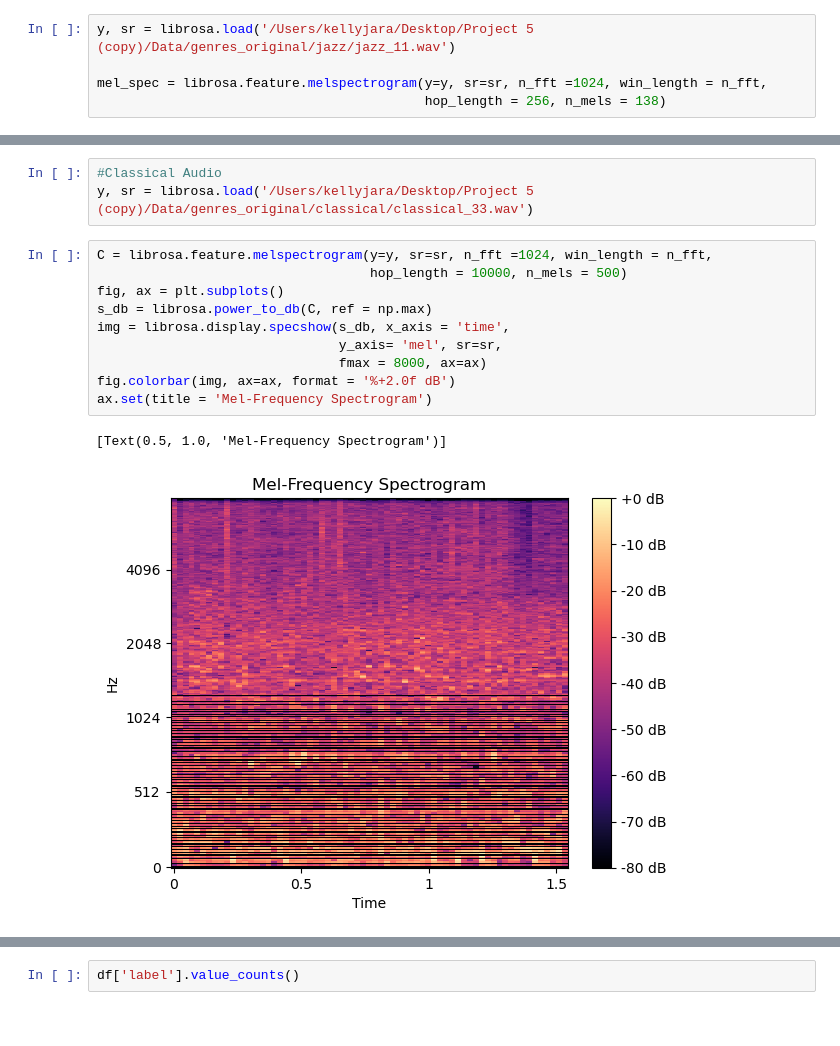
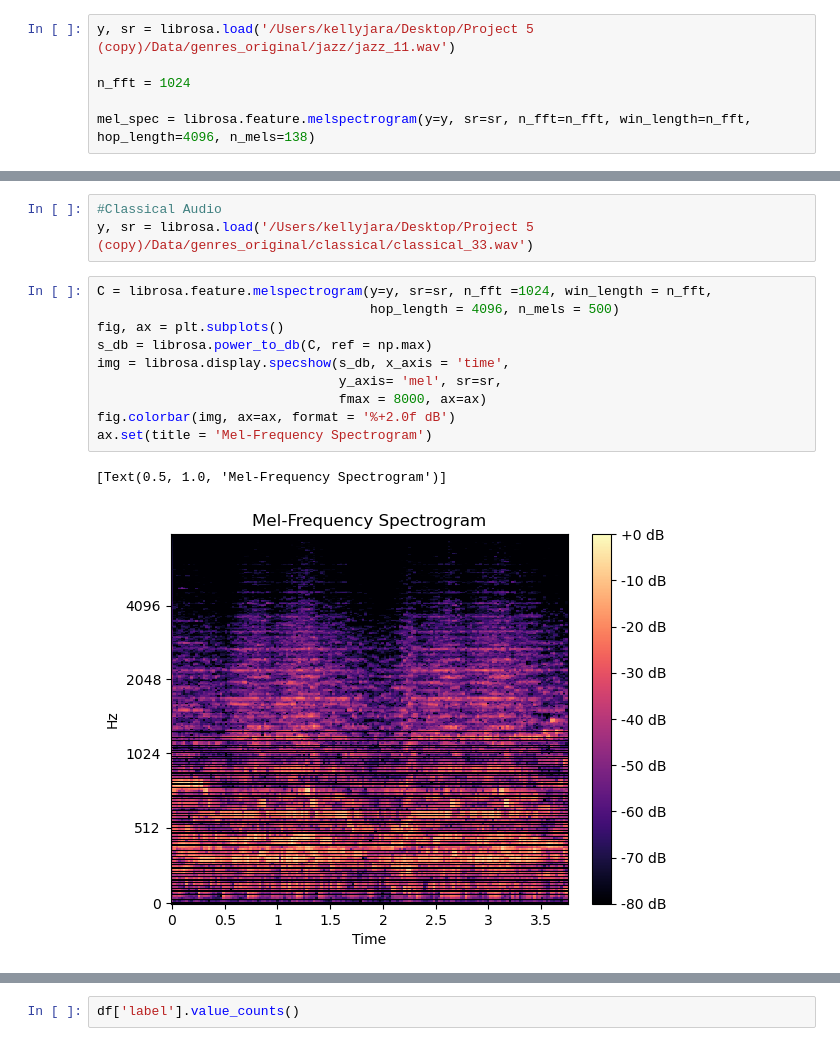
Before and after one commit to Kellyajara/Music_Classification, a Jupyter notebook: RNN_Model.ipynb, the cells around one changed output, grey strips where cells are left out. Drawn from its saved outputs; the diff is of its cells as text.

```diff
--- a/RNN_Model.ipynb
+++ b/RNN_Model.ipynb
@@ -35,8 +39,9 @@ warnings.filterwarnings('ignore')
 # %%
 y, sr = librosa.load('/Users/kellyjara/Desktop/Project 5 (copy)/Data/genres_original/jazz/jazz_11.wav')
 
-mel_spec = librosa.feature.melspectrogram(y=y, sr=sr, n_fft =1024, win_length = n_fft,
-                                          hop_length = 256, n_mels = 138)
+n_fft = 1024
+
+mel_spec = librosa.feature.melspectrogram(y=y, sr=sr, n_fft=n_fft, win_length=n_fft, hop_length=4096, n_mels=138)
 # %%
 y
 # %% [output]
@@ -99,15 +104,15 @@ ax.set(title = 'Mel-Frequency Spectrogram')
 y, sr = librosa.load('/Users/kellyjara/Desktop/Project 5 (copy)/Data/genres_original/classical/classical_33.wav')
 # %%
 C = librosa.feature.melspectrogram(y=y, sr=sr, n_fft =1024, win_length = n_fft,
-                                   hop_length = 10000, n_mels = 500)
+                                   hop_length = 4096, n_mels = 500)
 fig, ax = plt.subplots()
 s_db = librosa.power_to_db(C, ref = np.max)
 img = librosa.display.specshow(s_db, x_axis = 'time',
                                y_axis= 'mel', sr=sr,
                                fmax = 8000, ax=ax)
 fig.colorbar(img, ax=ax, format = '%+2.0f dB')
 ax.set(title = 'Mel-Frequency Spectrogram')
 # %% [output]
 [Text(0.5, 1.0, 'Mel-Frequency Spectrogram')]
-[figure, old version]
+[figure, new version]
 # %%
```
Also changed, not shown: parts of 27 cells of this notebook, 3 other files.
